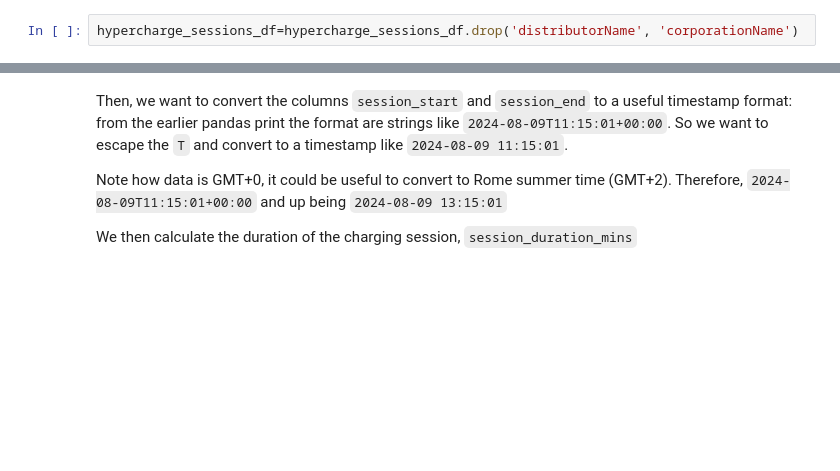
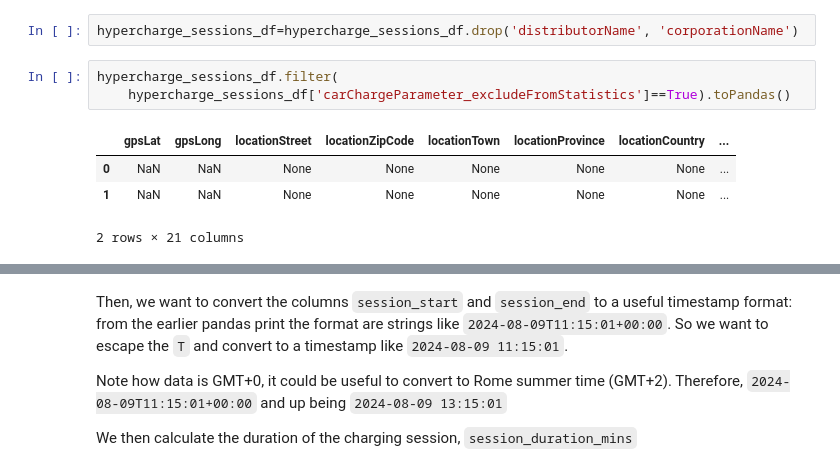
Before and after one commit to Zhao-Wei-Zhu/freetox, a Jupyter notebook: EDA_hypercharge_sessions.ipynb, the cells around one changed output, grey strips where cells are left out. Cells and saved outputs as stored; diff of their text form; blank space fills up the shorter version.

```diff
--- a/EDA_hypercharge_sessions.ipynb
+++ b/EDA_hypercharge_sessions.ipynb
@@ -132,6 +132,14 @@ hypercharge_sessions_df.groupby('corporationName').count().show()
 +----------------+-----+
 # %%
 hypercharge_sessions_df=hypercharge_sessions_df.drop('distributorName', 'corporationName')
+# %%
+hypercharge_sessions_df.filter(
+    hypercharge_sessions_df['carChargeParameter_excludeFromStatistics']==True).toPandas()
+# %% [output]
+|  | gpsLat | gpsLong | locationStreet | locationZipCode | locationTown | locationProvince | locationCountry | ... |
+| 0 | NaN | NaN | None | None | None | None | None | ... |
+| 1 | NaN | NaN | None | None | None | None | None | ... |
+2 rows × 21 columns
 # %%
 hypercharge_sessions_df.filter(
     hypercharge_sessions_df['carChargeParameter_excludeFromStatistics'].isNull()).toPandas().sample(10)
```
Also changed, not shown: parts of 10 cells of this notebook.
